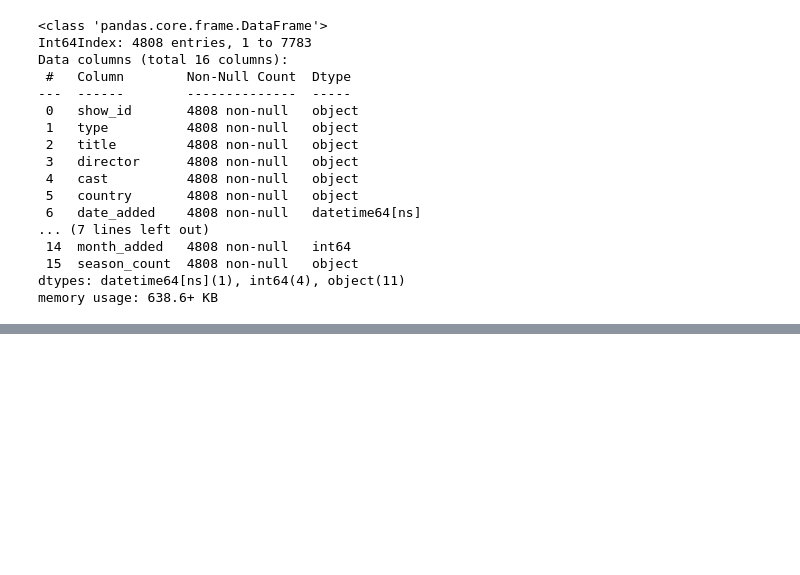
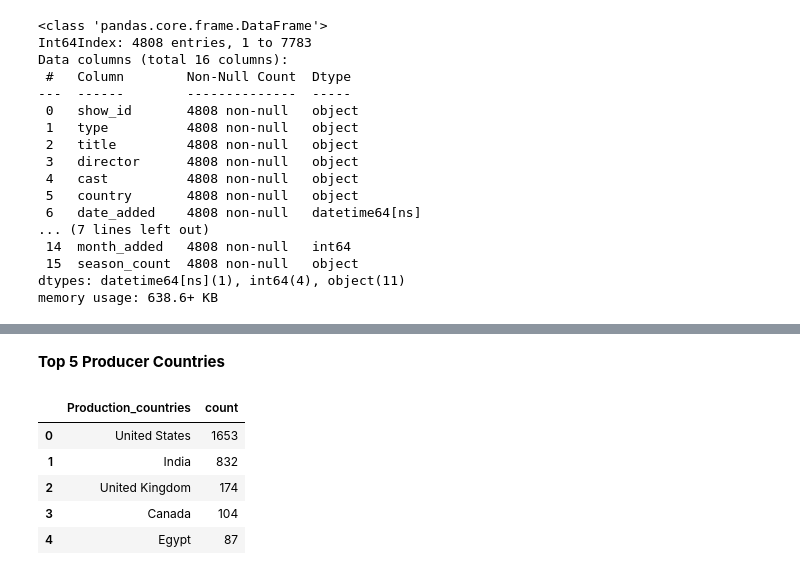
Before and after one commit to Sara19598/Clustering-Analysis-on-Movies-TV-shows-Unsupervised-ML, a Jupyter notebook: NETFLIX_MOVIES_AND_TV_SHOWS_CLUSTERING.ipynb, the cells around one changed output, grey strips where cells are left out. Cells and saved outputs as stored; diff of their text form; code cells hidden in the pictures; blank space fills up the shorter version.

```diff
--- a/NETFLIX_MOVIES_AND_TV_SHOWS_CLUSTERING.ipynb
+++ b/NETFLIX_MOVIES_AND_TV_SHOWS_CLUSTERING.ipynb
@@ -253,0 +292,14 @@ memory usage: 638.6+ KB
+# %% [markdown]
+**Top 5 Producer Countries**
+# %%
+country= nf['country'].value_counts().reset_index()
+country.rename(columns={'index' : 'Production_countries'}, inplace= True)
+country.rename(columns={'country' : 'count'}, inplace= True)
+country.head()
+# %% [output]
+|  | Production_countries | count |
+| 0 | United States | 1653 |
+| 1 | India | 832 |
+| 2 | United Kingdom | 174 |
+| 3 | Canada | 104 |
+| 4 | Egypt | 87 |
```
Also changed, not shown: parts of 19 cells of this notebook.
